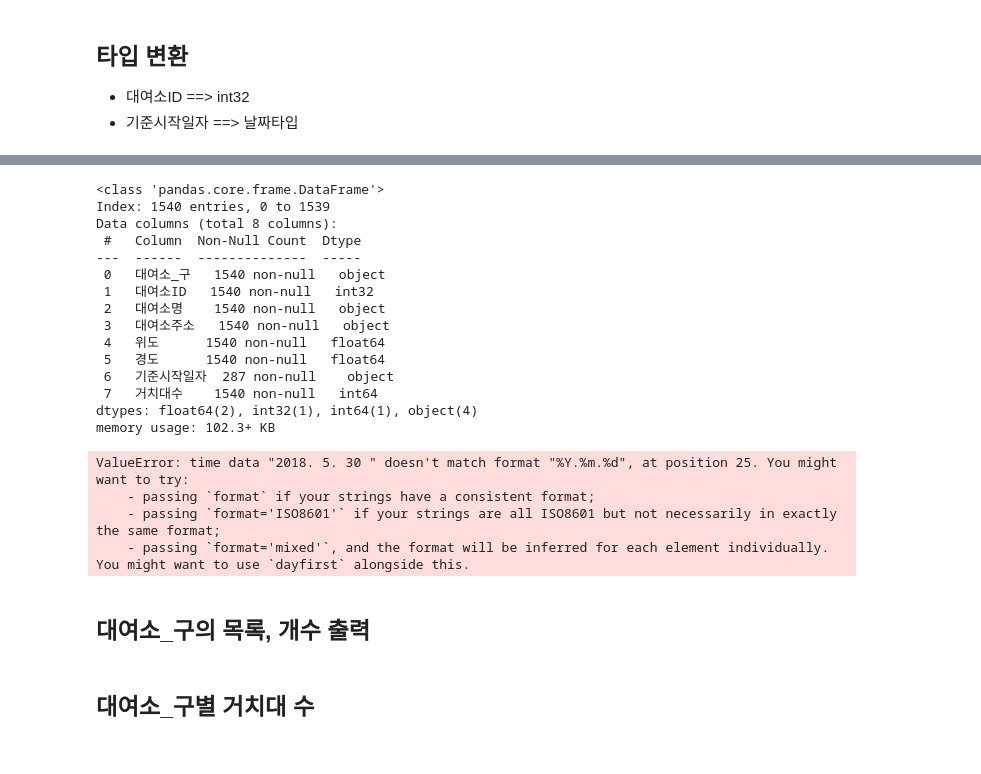
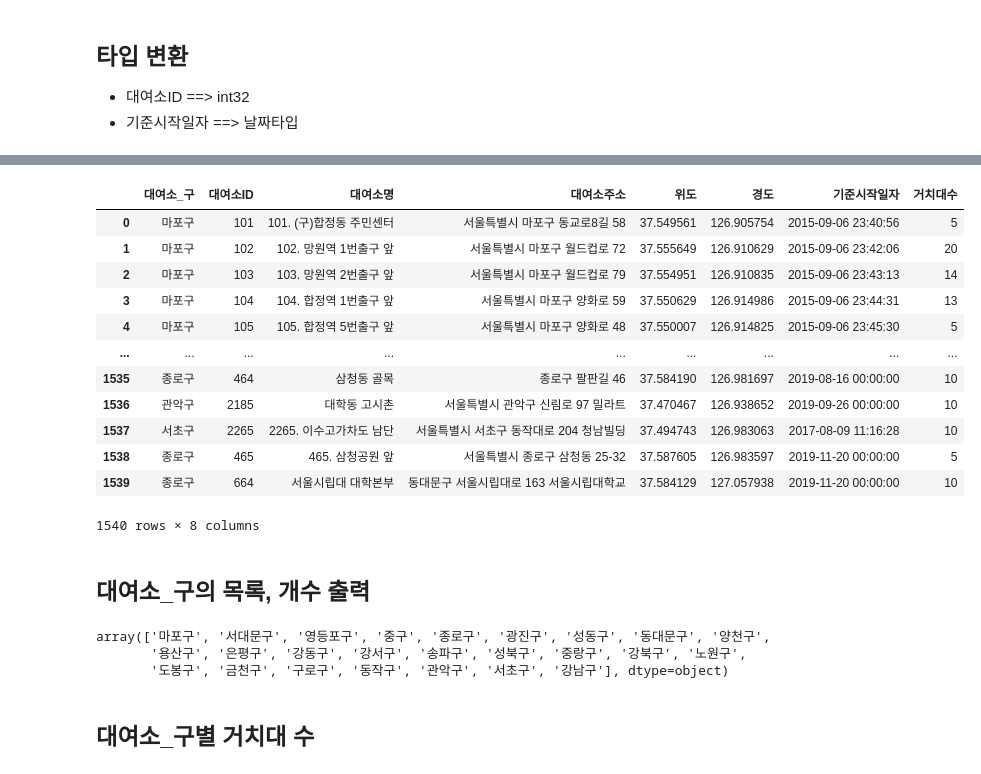
Before and after one commit to Ropung/data-analysis, a Jupyter notebook: 02.Pandas/서울시 공공자전거 대여/서울시 공공자전거 대여정보 분석 문제.ipynb, the cells around one changed output, grey strips where cells are left out. Saved outputs shown, nothing was run; the diff lists cells and outputs as text; code cells hidden in the pictures.

```diff
--- a/02.Pandas/서울시 공공자전거 대여/서울시 공공자전거 대여정보 분석 문제.ipynb
+++ b/02.Pandas/서울시 공공자전거 대여/서울시 공공자전거 대여정보 분석 문제.ipynb
@@ -79,31 +79,30 @@ place['기준시작일자'].str.contains('개통').sum()
 # %%
-place['기준시작일자'] = place['기준시작일자'].str.replace('개통','',regex=False)
+place['기준시작일자'] = place['기준시작일자'].astype(str).str.replace('개통','',regex=False)
+place['기준시작일자'] = pd.to_datetime(place['기준시작일자'], format='mixed')
-# %%
-place['기준시작일자'] = pd.to_datetime(place['기준시작일자'])
-
-
-# place['기준시작일자'] = place['기준시작일자'].astype('str')
-# %% [output]
-<class 'pandas.core.frame.DataFrame'>
-Index: 1540 entries, 0 to 1539
-Data columns (total 8 columns):
- #   Column  Non-Null Count  Dtype
----  ------  --------------  -----
- 0   대여소_구   1540 non-null   object
- 1   대여소ID   1540 non-null   int32
- 2   대여소명    1540 non-null   object
- 3   대여소주소   1540 non-null   object
- 4   위도      1540 non-null   float64
- 5   경도      1540 non-null   float64
- 6   기준시작일자  287 non-null    object
- 7   거치대수    1540 non-null   int64
-dtypes: float64(2), int32(1), int64(1), object(4)
-memory usage: 102.3+ KB
-ValueError: time data "2018. 5. 30 " doesn't match format "%Y.%m.%d", at position 25. You might want to try:
-    - passing `format` if your strings have a consistent format;
-    - passing `format='ISO8601'` if your strings are all ISO8601 but not necessarily in exactly the same format;
-    - passing `format='mixed'`, and the format will be inferred for each element individually. You might want to use `dayfirst` alongside this.
+# %%
+place
+# %% [output]
+|  | 대여소_구 | 대여소ID | 대여소명 | 대여소주소 | 위도 | 경도 | 기준시작일자 | 거치대수 |
+| 0 | 마포구 | 101 | 101. (구)합정동 주민센터 | 서울특별시 마포구 동교로8길 58 | 37.549561 | 126.905754 | 2015-09-06 23:40:56 | 5 |
+| 1 | 마포구 | 102 | 102. 망원역 1번출구 앞 | 서울특별시 마포구 월드컵로 72 | 37.555649 | 126.910629 | 2015-09-06 23:42:06 | 20 |
+| 2 | 마포구 | 103 | 103. 망원역 2번출구 앞 | 서울특별시 마포구 월드컵로 79 | 37.554951 | 126.910835 | 2015-09-06 23:43:13 | 14 |
+| 3 | 마포구 | 104 | 104. 합정역 1번출구 앞 | 서울특별시 마포구 양화로 59 | 37.550629 | 126.914986 | 2015-09-06 23:44:31 | 13 |
+| 4 | 마포구 | 105 | 105. 합정역 5번출구 앞 | 서울특별시 마포구 양화로 48 | 37.550007 | 126.914825 | 2015-09-06 23:45:30 | 5 |
+| ... | ... | ... | ... | ... | ... | ... | ... | ... |
+| 1535 | 종로구 | 464 | 삼청동 골목 | 종로구 팔판길 46 | 37.584190 | 126.981697 | 2019-08-16 00:00:00 | 10 |
+| 1536 | 관악구 | 2185 | 대학동 고시촌 | 서울특별시 관악구 신림로 97 밀라트 | 37.470467 | 126.938652 | 2019-09-26 00:00:00 | 10 |
+| 1537 | 서초구 | 2265 | 2265. 이수고가차도 남단 | 서울특별시 서초구 동작대로 204 청남빌딩 | 37.494743 | 126.983063 | 2017-08-09 11:16:28 | 10 |
+| 1538 | 종로구 | 465 | 465. 삼청공원 앞 | 서울특별시 종로구 삼청동 25-32 | 37.587605 | 126.983597 | 2019-11-20 00:00:00 | 5 |
+| 1539 | 종로구 | 664 | 서울시립대 대학본부 | 동대문구 서울시립대로 163 서울시립대학교 | 37.584129 | 127.057938 | 2019-11-20 00:00:00 | 10 |
+1540 rows × 8 columns
 # %% [markdown]
 ## 대여소_구의 목록, 개수 출력
+# %%
+place['대여소_구'].unique()
+# place['대여소_구'].unique().size
+# %% [output]
+array(['마포구', '서대문구', '영등포구', '중구', '종로구', '광진구', '성동구', '동대문구', '양천구',
+       '용산구', '은평구', '강동구', '강서구', '송파구', '성북구', '중랑구', '강북구', '노원구',
+       '도봉구', '금천구', '구로구', '동작구', '관악구', '서초구', '강남구'], dtype=object)
 # %% [markdown]
 ## 대여소_구별 거치대 수
```
Also changed, not shown: parts of 14 cells of this notebook.
